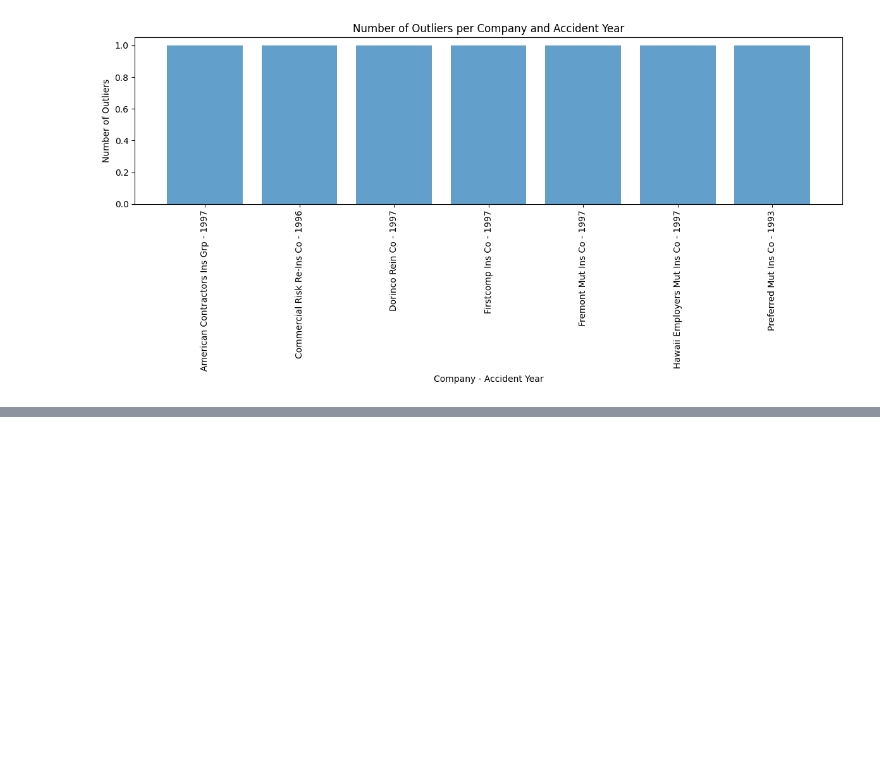
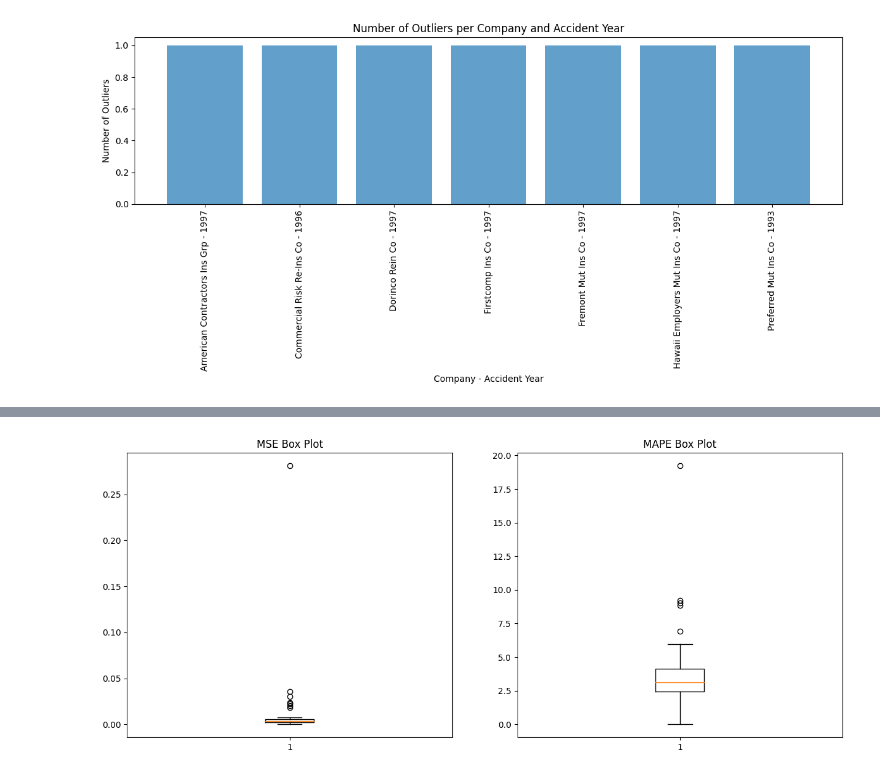
Before and after one commit to JesusDavGarcia/ChainLadderMethod, a Jupyter notebook: Data_Understanding_and_Preparation.ipynb, the cells around one changed output, grey strips where cells are left out. Saved outputs shown, nothing was run; the diff lists cells and outputs as text; code cells hidden in the pictures; blank space fills up the shorter version.

```diff
--- a/Data_Understanding_and_Preparation.ipynb
+++ b/Data_Understanding_and_Preparation.ipynb
@@ -1009,0 +1211,20 @@ Identified Outliers:
+# %%
+import pandas as pd
+
+# Number of rows and columns
+n = 10
+
+# Create an empty dataframe with the desired columns
+columns = ['intercept'] + [f'alpha_{i}' for i in range(2, n+1)] + [f'beta_{i}' for i in range(2, n+1)]
+design_matrix = pd.DataFrame(0, index=[f'y_{i}{j-i+1}' for i in range(1, n+1) for j in range(i, n+1)], columns=columns)
+
+# Populate the dataframe
+for row in design_matrix.index:
+    i, j = int(row[2]), int(row[3:])
+    design_matrix.at[row, 'intercept'] = 1
+    if i > 1:
+        design_matrix.at[row, f'alpha_{i}'] = 1
+    if j > 1 and j != i:  # Add a condition to check if j is not equal to i
+        design_matrix.at[row, f'beta_{j}'] = 1
+
+print(design_matrix)
@@ -1009,0 +1421,61 @@ Identified Outliers:
+# %%
+import pandas as pd
+from sklearn.metrics import mean_squared_error
+import numpy as np
+import matplotlib.pyplot as plt
+
+# Load the real data
+real_data = pd.read_csv('/content/drive/MyDrive/Cleaned_NormalizedTables_WithCompleteTriangles.csv')
+estimated_data = pd.read_csv('/content/drive/MyDrive/estimated2_data.csv')
+
+mse_list = []
+mape_list = []
+companies = estimated_data['Company'].unique()
+
+for company in companies:
+    real_triangle = real_data[real_data['Company'] == company].iloc[:, 1:-1].values
+    estimated_triangle = estimated_data[estimated_data['Company'] == company].iloc[:, 1:-1].values
+
+    # Mask to get only the values below the main diagonal
+    mask = np.tril(np.ones_like(real_triangle, dtype=bool), k=-1)
+
+    # Apply the mask to get the values below the main diagonal
+    real_triangle_lower = real_triangle[mask]
+    estimated_triangle_lower = estimated_triangle[mask]
+
+    # Calculate MSE
+    mse = mean_squared_error(real_triangle_lower, estimated_triangle_lower)
+    mse_list.append(mse)
+
+    # Calculate MAPE
+    mape = np.mean(np.abs((real_triangle_lower - estimated_triangle_lower) / real_triangle_lower)) * 100
+    mape_list.append(mape)
+
+# Tabulate the results
+results = pd.DataFrame({
+    'Company': companies,
+    'MSE': mse_list,
+    'MAPE': mape_list
+})
+
+print(results)
+
+# Box plot
+fig, ax = plt.subplots(1, 2, figsize=(15, 6))
+ax[0].boxplot(mse_list)
+ax[0].set_title('MSE Box Plot')
+ax[1].boxplot(mape_list)
+ax[1].set_title('MAPE Box Plot')
+plt.show()
+
+# Calculate average and variance
+avg_mse = np.mean(mse_list)
+var_mse = np.var(mse_list)
+avg_mape = np.mean(mape_list)
+var_mape = np.var(mape_list)
+
+print(f"Average MSE: {avg_mse}")
+print(f"Variance MSE: {var_mse}")
+print(f"Average MAPE: {avg_mape}")
+print(f"Variance MAPE: {var_mape}")
+# %% [output]
@@ -1009,0 +1499 @@ Identified Outliers:
+[figure, added]
```
Also changed, not shown: parts of 33 cells of this notebook.
